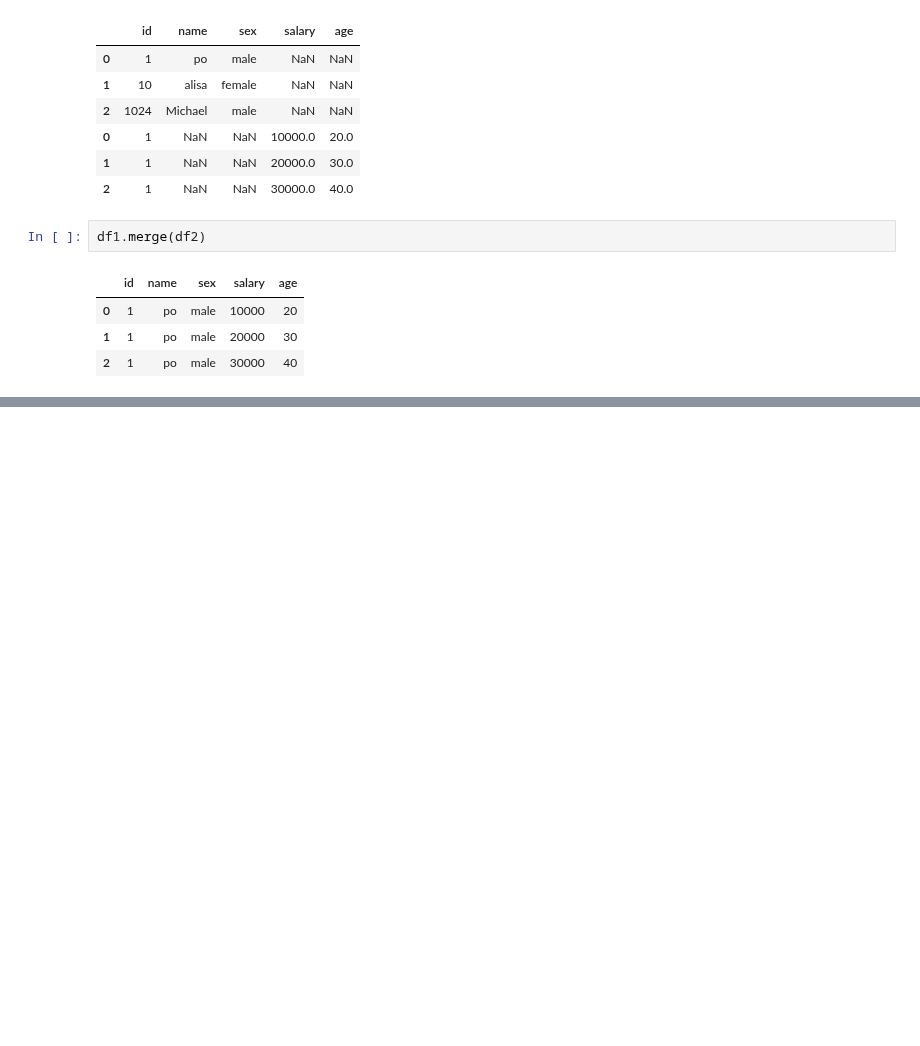
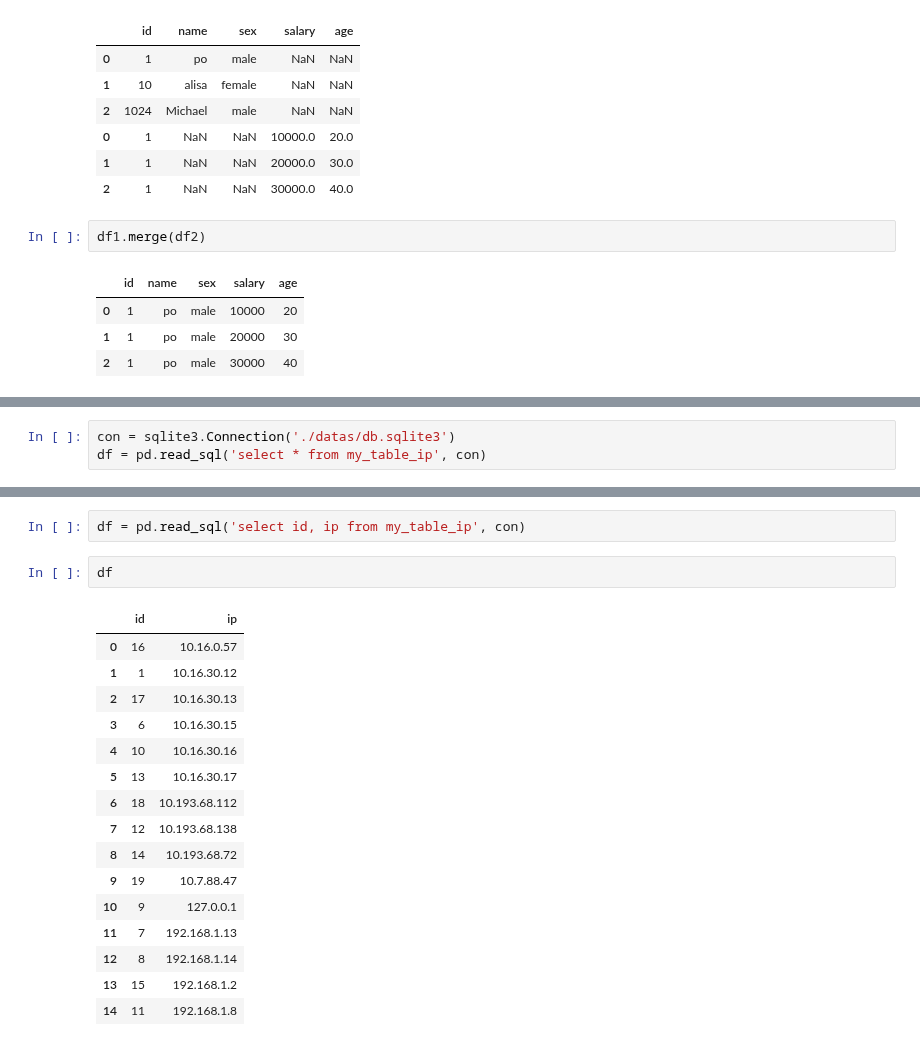
Before and after one commit to TinyHandsome/BookStudy, a Jupyter notebook: python_projects/2-千峰数据分析/7-pandas.ipynb, the cells around one changed output, grey strips where cells are left out. Cells and saved outputs as stored; diff of their text form; blank space fills up the shorter version.

```diff
--- a/python_projects/2-千峰数据分析/7-pandas.ipynb
+++ b/python_projects/2-千峰数据分析/7-pandas.ipynb
@@ -1632,0 +1636,3 @@ df1.merge(df2)
+# %%
+con = sqlite3.Connection('./datas/db.sqlite3')
+df = pd.read_sql('select * from my_table_ip', con)
@@ -1632,0 +1652,21 @@ df1.merge(df2)
+# %%
+df = pd.read_sql('select id, ip from my_table_ip', con)
+# %%
+df
+# %% [output]
+|  | id | ip |
+| 0 | 16 | 10.16.0.57 |
+| 1 | 1 | 10.16.30.12 |
+| 2 | 17 | 10.16.30.13 |
+| 3 | 6 | 10.16.30.15 |
+| 4 | 10 | 10.16.30.16 |
+| 5 | 13 | 10.16.30.17 |
+| 6 | 18 | 10.193.68.112 |
+| 7 | 12 | 10.193.68.138 |
+| 8 | 14 | 10.193.68.72 |
+| 9 | 19 | 10.7.88.47 |
+| 10 | 9 | 127.0.0.1 |
+| 11 | 7 | 192.168.1.13 |
+| 12 | 8 | 192.168.1.14 |
+| 13 | 15 | 192.168.1.2 |
+| 14 | 11 | 192.168.1.8 |
```
Also changed, not shown: parts of 3 cells of this notebook, 1 other file.
